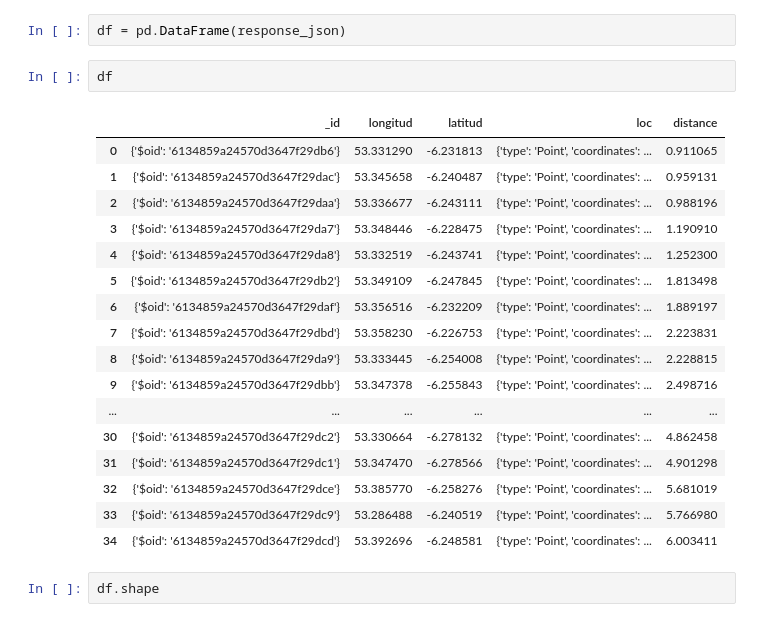
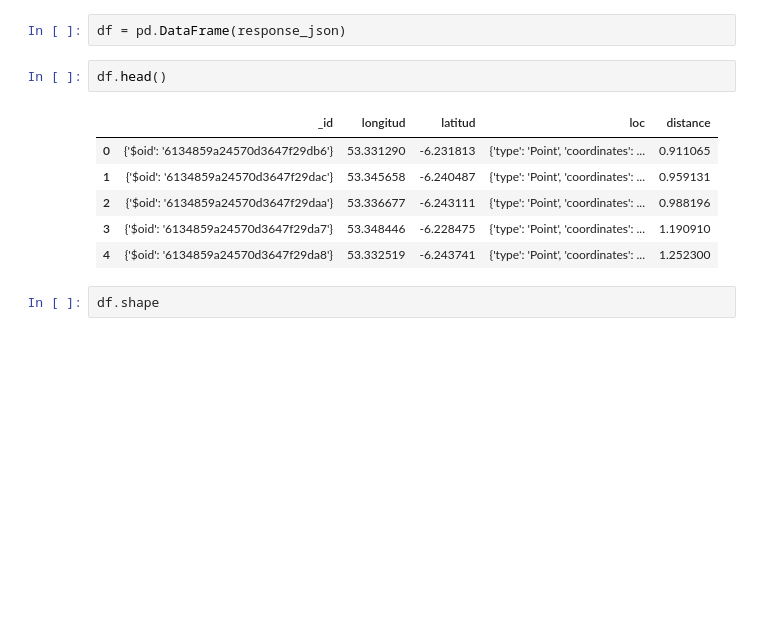
Before and after one commit to lukesmith194/Optimal-office, a Jupyter notebook: Notebooks/Geoqueries.ipynb, the cells around one changed output. Saved outputs shown, nothing was run; the diff lists cells and outputs as text; blank space fills up the shorter version.

```diff
--- a/Notebooks/Geoqueries.ipynb
+++ b/Notebooks/Geoqueries.ipynb
@@ -37,25 +37,14 @@ response_json = json.loads(dumps(geoloc))
 # %%
 df = pd.DataFrame(response_json)
 # %%
-df
+df.head()
 # %% [output]
 |  | _id | longitud | latitud | loc | distance |
 | 0 | {'$oid': '6134859a24570d3647f29db6'} | 53.331290 | -6.231813 | {'type': 'Point', 'coordinates': ... | 0.911065 |
 | 1 | {'$oid': '6134859a24570d3647f29dac'} | 53.345658 | -6.240487 | {'type': 'Point', 'coordinates': ... | 0.959131 |
 | 2 | {'$oid': '6134859a24570d3647f29daa'} | 53.336677 | -6.243111 | {'type': 'Point', 'coordinates': ... | 0.988196 |
 | 3 | {'$oid': '6134859a24570d3647f29da7'} | 53.348446 | -6.228475 | {'type': 'Point', 'coordinates': ... | 1.190910 |
 | 4 | {'$oid': '6134859a24570d3647f29da8'} | 53.332519 | -6.243741 | {'type': 'Point', 'coordinates': ... | 1.252300 |
-| 5 | {'$oid': '6134859a24570d3647f29db2'} | 53.349109 | -6.247845 | {'type': 'Point', 'coordinates': ... | 1.813498 |
-| 6 | {'$oid': '6134859a24570d3647f29daf'} | 53.356516 | -6.232209 | {'type': 'Point', 'coordinates': ... | 1.889197 |
-| 7 | {'$oid': '6134859a24570d3647f29dbd'} | 53.358230 | -6.226753 | {'type': 'Point', 'coordinates': ... | 2.223831 |
-| 8 | {'$oid': '6134859a24570d3647f29da9'} | 53.333445 | -6.254008 | {'type': 'Point', 'coordinates': ... | 2.228815 |
-| 9 | {'$oid': '6134859a24570d3647f29dbb'} | 53.347378 | -6.255843 | {'type': 'Point', 'coordinates': ... | 2.498716 |
-| ... | ... | ... | ... | ... | ... |
-| 30 | {'$oid': '6134859a24570d3647f29dc2'} | 53.330664 | -6.278132 | {'type': 'Point', 'coordinates': ... | 4.862458 |
-| 31 | {'$oid': '6134859a24570d3647f29dc1'} | 53.347470 | -6.278566 | {'type': 'Point', 'coordinates': ... | 4.901298 |
-| 32 | {'$oid': '6134859a24570d3647f29dce'} | 53.385770 | -6.258276 | {'type': 'Point', 'coordinates': ... | 5.681019 |
-| 33 | {'$oid': '6134859a24570d3647f29dc9'} | 53.286488 | -6.240519 | {'type': 'Point', 'coordinates': ... | 5.766980 |
-| 34 | {'$oid': '6134859a24570d3647f29dcd'} | 53.392696 | -6.248581 | {'type': 'Point', 'coordinates': ... | 6.003411 |
 # %%
 df.shape
 # %% [output]
```
Also changed, not shown: parts of 11 cells of this notebook, 4 other files.
